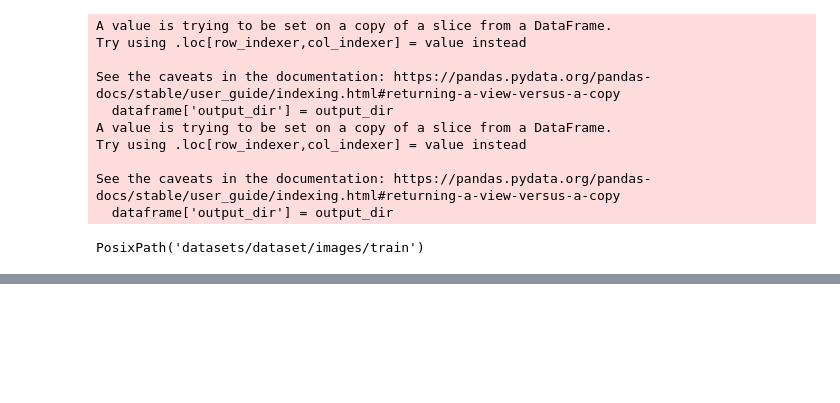
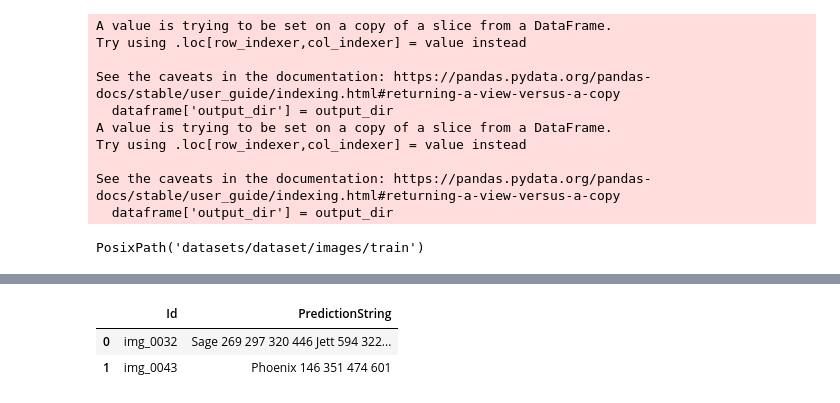
Before and after one commit to martinoywa/bookish-octo-sniffle, a Jupyter notebook: training_notebook.ipynb, the cells around one changed output, grey strips where cells are left out. Drawn from its saved outputs; the diff is of its cells as text; code cells hidden in the pictures; blank space fills up the shorter version.

```diff
--- a/training_notebook.ipynb
+++ b/training_notebook.ipynb
@@ -305,0 +307,7 @@ WARNING ⚠️ NMS time limit 2.800s exceeded
+# %%
+# inference
+ss.head()
+# %% [output]
+|  | Id | PredictionString |
+| 0 | img_0032 | Sage 269 297 320 446 Jett 594 322... |
+| 1 | img_0043 | Phoenix 146 351 474 601 |
```
Also changed, not shown: parts of 8 cells of this notebook, 24 other files.
